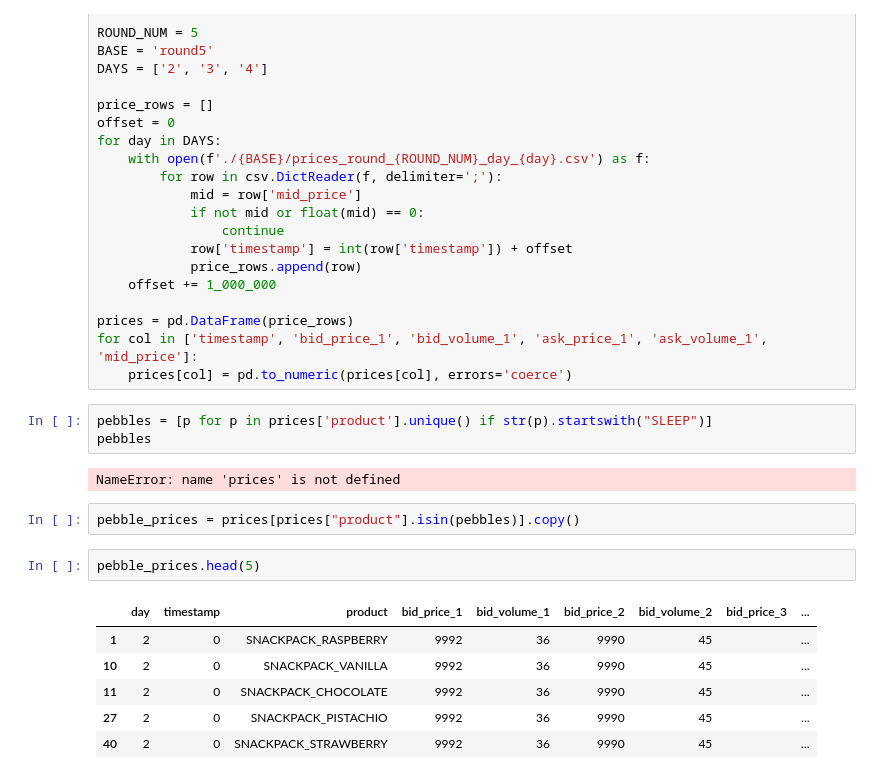
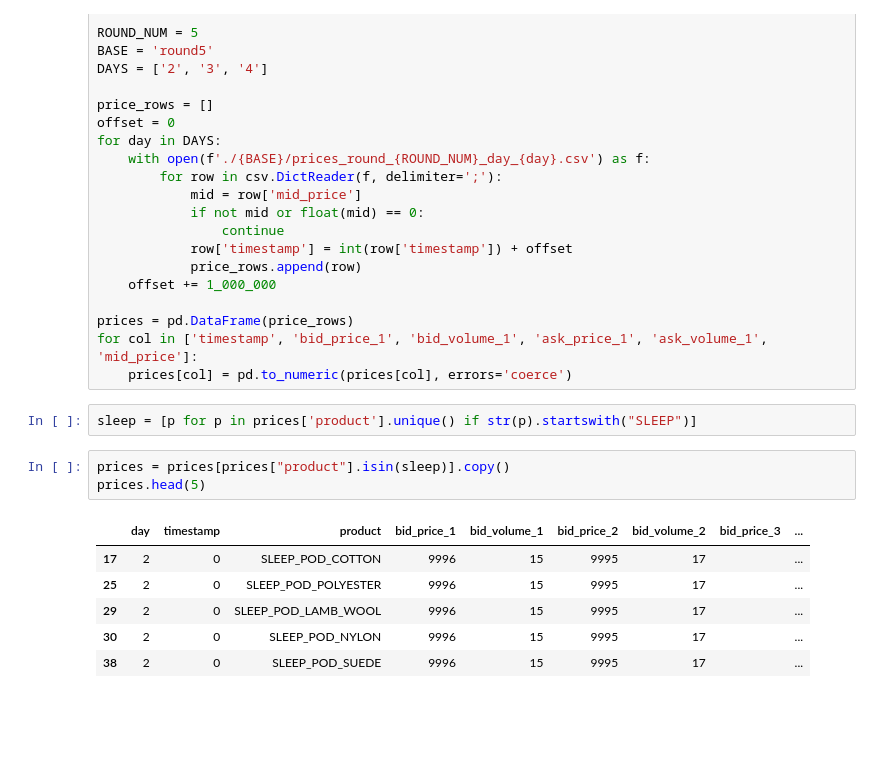
Before and after one commit to nikaslukyanov/kernel_trick, a Jupyter notebook: round5/sleep.ipynb, the cells around one changed output. Cells and saved outputs as stored; diff of their text form; blank space fills up the shorter version.

```diff
--- a/round5/sleep.ipynb
+++ b/round5/sleep.ipynb
@@ -31,19 +31,15 @@ prices = pd.DataFrame(price_rows)
 for col in ['timestamp', 'bid_price_1', 'bid_volume_1', 'ask_price_1', 'ask_volume_1', 'mid_price']:
     prices[col] = pd.to_numeric(prices[col], errors='coerce')
 # %%
-pebbles = [p for p in prices['product'].unique() if str(p).startswith("SLEEP")]
-pebbles
+sleep = [p for p in prices['product'].unique() if str(p).startswith("SLEEP")]
-# %% [output]
-NameError: name 'prices' is not defined
 # %%
-pebble_prices = prices[prices["product"].isin(pebbles)].copy()
+prices = prices[prices["product"].isin(sleep)].copy()
+prices.head(5)
+# %% [output]
+|  | day | timestamp | product | bid_price_1 | bid_volume_1 | bid_price_2 | bid_volume_2 | bid_price_3 | ... |
+| 17 | 2 | 0 | SLEEP_POD_COTTON | 9996 | 15 | 9995 | 17 |  | ... |
+| 25 | 2 | 0 | SLEEP_POD_POLYESTER | 9996 | 15 | 9995 | 17 |  | ... |
+| 29 | 2 | 0 | SLEEP_POD_LAMB_WOOL | 9996 | 15 | 9995 | 17 |  | ... |
+| 30 | 2 | 0 | SLEEP_POD_NYLON | 9996 | 15 | 9995 | 17 |  | ... |
+| 38 | 2 | 0 | SLEEP_POD_SUEDE | 9996 | 15 | 9995 | 17 |  | ... |
-# %%
-pebble_prices.head(5)
-# %% [output]
-|  | day | timestamp | product | bid_price_1 | bid_volume_1 | bid_price_2 | bid_volume_2 | bid_price_3 | ... |
-| 1 | 2 | 0 | SNACKPACK_RASPBERRY | 9992 | 36 | 9990 | 45 |  | ... |
-| 10 | 2 | 0 | SNACKPACK_VANILLA | 9992 | 36 | 9990 | 45 |  | ... |
-| 11 | 2 | 0 | SNACKPACK_CHOCOLATE | 9992 | 36 | 9990 | 45 |  | ... |
-| 27 | 2 | 0 | SNACKPACK_PISTACHIO | 9992 | 36 | 9990 | 45 |  | ... |
-| 40 | 2 | 0 | SNACKPACK_STRAWBERRY | 9992 | 36 | 9990 | 45 |  | ... |
 # %%
```
Also changed, not shown: parts of 5 cells of this notebook, 3 other files.
